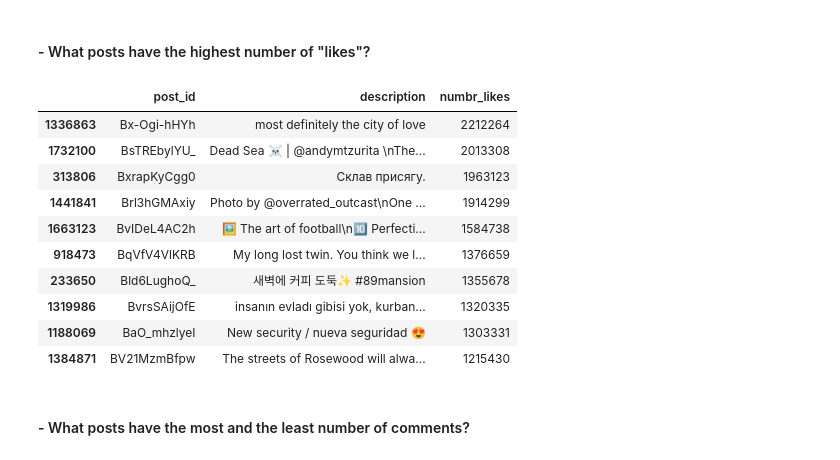
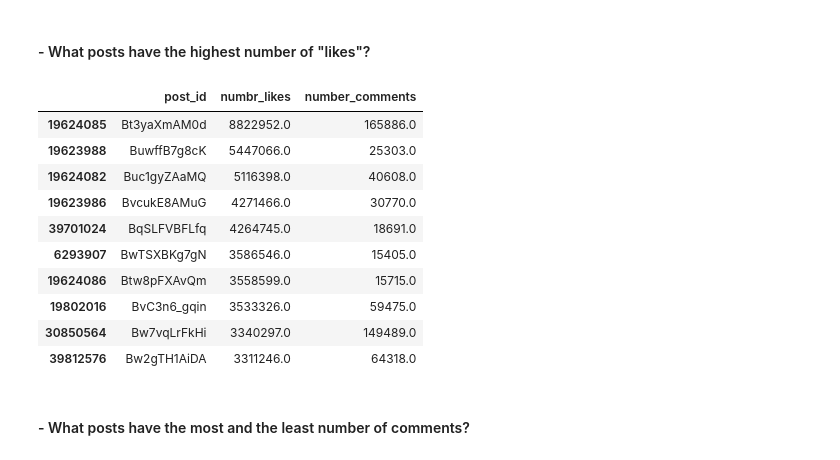
Before and after one commit to Vah1d/ADM-HW2, a Jupyter notebook: HW2.ipynb, the cells around one changed output. Drawn from its saved outputs; the diff is of its cells as text; code cells hidden in the pictures.

```diff
--- a/HW2.ipynb
+++ b/HW2.ipynb
@@ -52,31 +81,22 @@ plt.show()
 We decided to show through a histogram with 30 bins the number of posts for each profile in descending order, beacuse it is visually more clear that the majority of instagram profiles have a smal number of posts published, while the profiles with more than a thousand posts are in the clear minority, or the tail of the distribution.
 # %% [markdown]
 #### - What posts have the highest number of "likes"?
-# %%
-data_posts = pd.read_csv(INSTAGRAM_POSTS_PATH,usecols = ['post_id','description','numbr_likes','number_comments'], delimiter='\t', nrows = 2000000)
-likes_sort = data_posts.sort_values(by = 'numbr_likes', ascending = False)
-confronto_post = likes_sort[['post_id','description','numbr_likes']]
-confronto_post.head(10)
-
-
-#chunks = pd.read_csv(INSTAGRAM_POSTS_PATH, usecols = ['post_id','description','numbr_likes'], delimiter='\t', chunksize=500000)
-
-#top_likes = []
-#for data in chunks:
-    #chunk_top = data.sort_values(by='numbr_likes', ascending=False).head(1)
-    #top_likes.append(chunk_top)
-# %% [output]
-|  | post_id | description | numbr_likes |
-| 1336863 | Bx-Ogi-hHYh | most definitely the city of love | 2212264 |
-| 1732100 | BsTREbylYU_ | Dead Sea ☠️ | @andymtzurita \nThe... | 2013308 |
-| 313806 | BxrapKyCgg0 | Склав присягу. | 1963123 |
-| 1441841 | Brl3hGMAxiy | Photo by @overrated_outcast\nOne ... | 1914299 |
-| 1663123 | BvIDeL4AC2h | 🖼 The art of football\n🔟 Perfecti... | 1584738 |
-| 918473 | BqVfV4VlKRB | My long lost twin. You think we l... | 1376659 |
-| 233650 | Bld6LughoQ_ | 새벽에 커피 도둑✨ #89mansion | 1355678 |
-| 1319986 | BvrsSAijOfE | insanın evladı gibisi yok, kurban... | 1320335 |
-| 1188069 | BaO_mhzlyeI | New security / nueva seguridad 😍 | 1303331 |
-| 1384871 | BV21MzmBfpw | The streets of Rosewood will alwa... | 1215430 |
+# %%
+data_posts = pd.read_csv(INSTAGRAM_POSTS_PATH,usecols = ['post_id','numbr_likes','number_comments'], delimiter='\t')
+likes_sort = data_posts.sort_values(by = 'numbr_likes', ascending = False)
+likes_sort.head(10)
+# %% [output]
+|  | post_id | numbr_likes | number_comments |
+| 19624085 | Bt3yaXmAM0d | 8822952.0 | 165886.0 |
+| 19623988 | BuwffB7g8cK | 5447066.0 | 25303.0 |
+| 19624082 | Buc1gyZAaMQ | 5116398.0 | 40608.0 |
+| 19623986 | BvcukE8AMuG | 4271466.0 | 30770.0 |
+| 39701024 | BqSLFVBFLfq | 4264745.0 | 18691.0 |
+| 6293907 | BwTSXBKg7gN | 3586546.0 | 15405.0 |
+| 19624086 | Btw8pFXAvQm | 3558599.0 | 15715.0 |
+| 19802016 | BvC3n6_gqin | 3533326.0 | 59475.0 |
+| 30850564 | Bw7vqLrFkHi | 3340297.0 | 149489.0 |
+| 39812576 | Bw2gTH1AiDA | 3311246.0 | 64318.0 |
 # %% [markdown]
 #### - What posts have the most and the least number of comments?
 # %%
```
Also changed, not shown: parts of 20 cells of this notebook.
